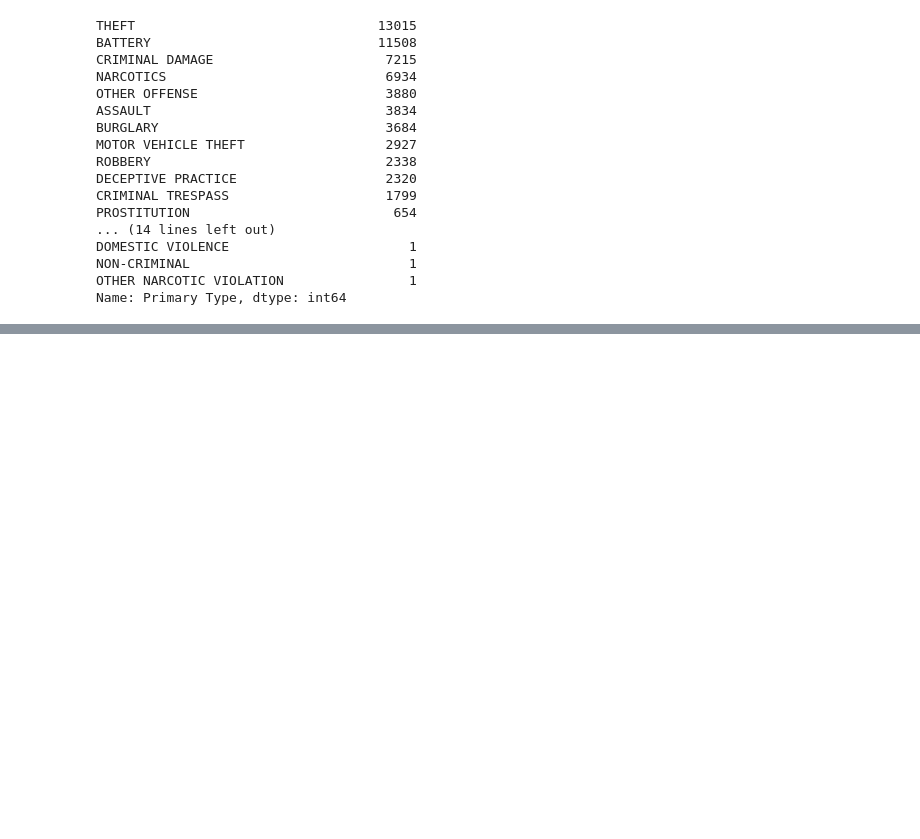
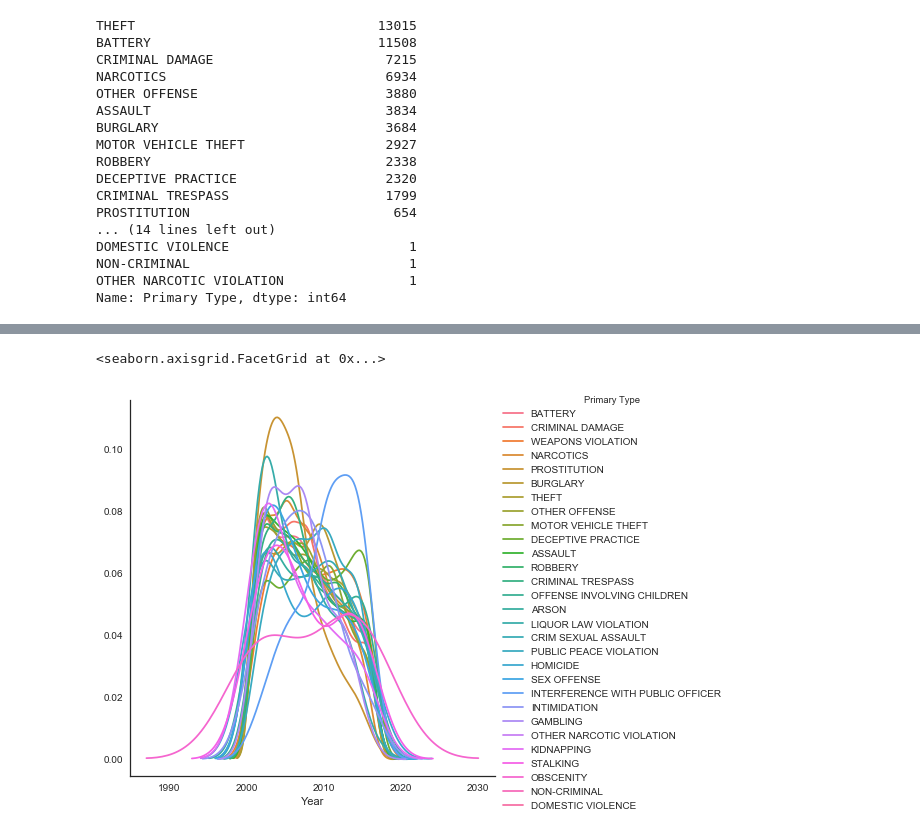
Before and after one commit to oddinigwe/project3, a Jupyter notebook: Project3.ipynb, the cells around one changed output, grey strips where cells are left out. Cells and saved outputs as stored; diff of their text form; code cells hidden in the pictures; blank space fills up the shorter version.

```diff
--- a/Project3.ipynb
+++ b/Project3.ipynb
@@ -53,0 +64,10 @@ Name: Primary Type, dtype: int64
+# %%
+# To create a kdeplot which is a seaborn plot useful for looking at univariate relations
+# Creates and visualizes a kernel density estimate of the underlying feature
+
+sns.FacetGrid(chicagocrime, hue="Primary Type", size=6) \
+   .map(sns.kdeplot, "Year")\
+   .add_legend()
+# %% [output]
+<seaborn.axisgrid.FacetGrid at 0x...>
+[figure, added]
```
Also changed, not shown: parts of 2 cells of this notebook.
